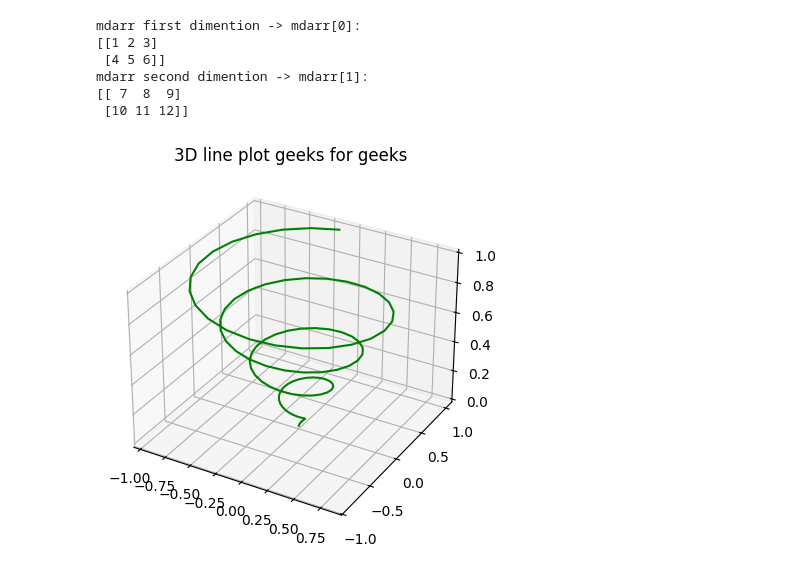
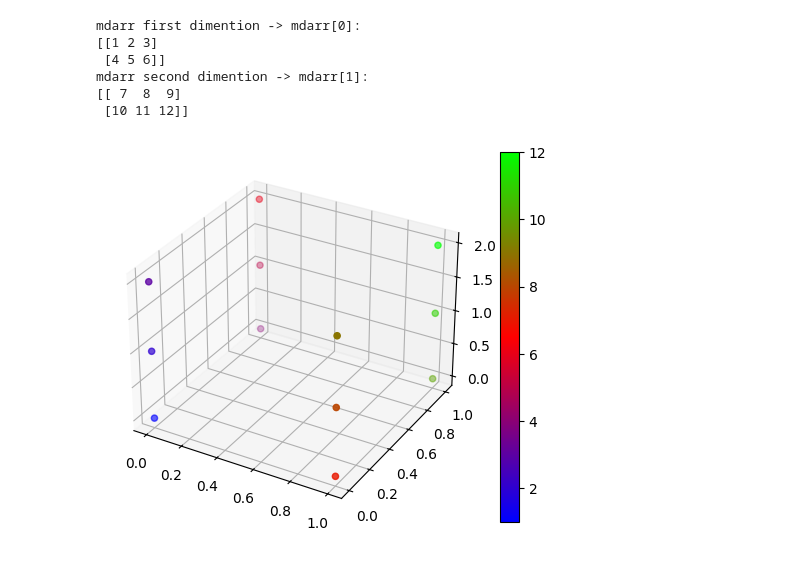
Before and after one commit to 0riv3r/jaxnn, a Jupyter notebook: book - jax programming/ch1.ipynb, the cells around one changed output. Drawn from its saved outputs; the diff is of its cells as text; code cells hidden in the pictures.

```diff
--- a/book - jax programming/ch1.ipynb
+++ b/book - jax programming/ch1.ipynb
@@ -283,25 +283,21 @@ mdarr first dimention -> mdarr[0]:
 mdarr second dimention -> mdarr[1]:
 [[ 7  8  9]
  [10 11 12]]
-# %%
-
-# importing mplot3d toolkits, numpy and matplotlib
-from mpl_toolkits import mplot3d
-import matplotlib.pyplot as plt
-
-fig = plt.figure()
-
-# syntax for 3-D projection
-ax = plt.axes(projection ='3d')
-
-# defining all 3 axis
-z = np.linspace(0, 1, 100)
-x = z * np.sin(25 * z)
-y = z * np.cos(25 * z)
-
-# plotting
-ax.plot3D(x, y, z, 'green')
-ax.set_title('3D line plot geeks for geeks')
-plt.show()
-# %% [output]
-[figure, removed]
+# %%
+import matplotlib.pyplot as plt
+
+x = np.indices(mdarr.shape)[0]
+y = np.indices(mdarr.shape)[1]
+z = np.indices(mdarr.shape)[2]
+col = mdarr.flatten()
+
+# 3D Plot
+fig = plt.figure()
+ax3D = fig.add_subplot(projection='3d')
+cm = plt.colormaps['brg']
+p3d = ax3D.scatter(x, y, z, c=col, cmap=cm)
+plt.colorbar(p3d)
+
+plt.show()
+# %% [output]
+[figure, added]
```
